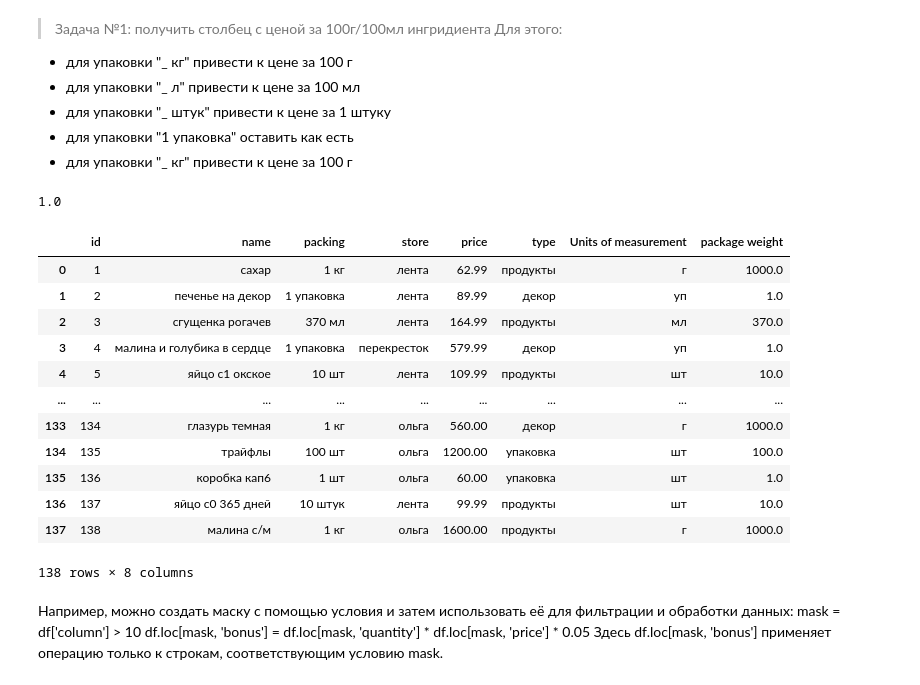
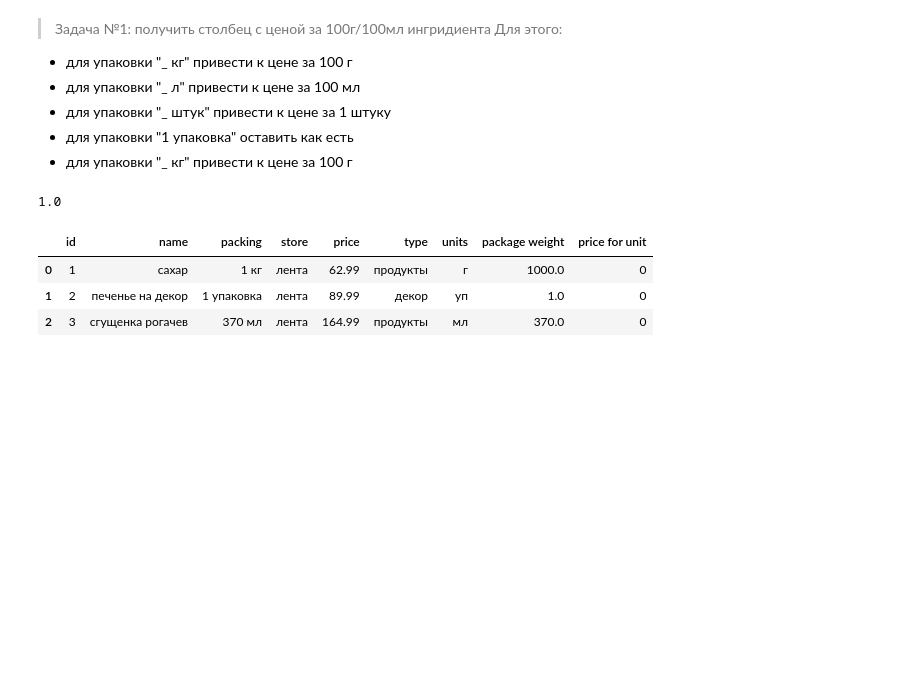
Before and after one commit to vavilove001-lab/project_cakes_cust, a Jupyter notebook: project_cakes_cust.ipynb, the cells around one changed output. Saved outputs shown, nothing was run; the diff lists cells and outputs as text; code cells hidden in the pictures; blank space fills up the shorter version.

```diff
--- a/project_cakes_cust.ipynb
+++ b/project_cakes_cust.ipynb
@@ -83,23 +83,15 @@ def units(string):
     else:
         pass
 # %%
-data['Units of measurement'] = data['packing'].apply(units)
+data['units'] = data['packing'].apply(units)
 # %%
 data['package weight'] = data['packing'].apply(to_gramm)
-# %%
-data
-# %% [output]
-|  | id | name | packing | store | price | type | Units of measurement | package weight |
-| 0 | 1 | сахар | 1 кг | лента | 62.99 | продукты | г | 1000.0 |
-| 1 | 2 | печенье на декор | 1 упаковка | лента | 89.99 | декор | уп | 1.0 |
-| 2 | 3 | сгущенка рогачев | 370 мл | лента | 164.99 | продукты | мл | 370.0 |
-| 3 | 4 | малина и голубика в сердце | 1 упаковка | перекресток | 579.99 | декор | уп | 1.0 |
-| 4 | 5 | яйцо с1 окское | 10 шт | лента | 109.99 | продукты | шт | 10.0 |
-| ... | ... | ... | ... | ... | ... | ... | ... | ... |
-| 133 | 134 | глазурь темная | 1 кг | ольга | 560.00 | декор | г | 1000.0 |
-| 134 | 135 | трайфлы | 100 шт | ольга | 1200.00 | упаковка | шт | 100.0 |
-| 135 | 136 | коробка кап6 | 1 шт | ольга | 60.00 | упаковка | шт | 1.0 |
-| 136 | 137 | яйцо с0 365 дней | 10 штук | лента | 99.99 | продукты | шт | 10.0 |
-| 137 | 138 | малина с/м | 1 кг | ольга | 1600.00 | продукты | г | 1000.0 |
-138 rows × 8 columns
+# %%
+data['price for unit'] = 0
+data.head(3)
+# %% [output]
+|  | id | name | packing | store | price | type | units | package weight | price for unit |
+| 0 | 1 | сахар | 1 кг | лента | 62.99 | продукты | г | 1000.0 | 0 |
+| 1 | 2 | печенье на декор | 1 упаковка | лента | 89.99 | декор | уп | 1.0 | 0 |
+| 2 | 3 | сгущенка рогачев | 370 мл | лента | 164.99 | продукты | мл | 370.0 | 0 |
 # %%
@@ -108,5 +99,0 @@ mask2 = (data['Units of measurement'] == 'г') | (data['Units of measurement'] =
-# %% [markdown]
-Например, можно создать маску с помощью условия и затем использовать её для фильтрации и обработки данных:
-mask = df['column'] > 10
-df.loc[mask, 'bonus'] = df.loc[mask, 'quantity'] * df.loc[mask, 'price'] * 0.05
-Здесь df.loc[mask, 'bonus'] применяет операцию только к строкам, соответствующим условию mask.
```
Also changed, not shown: parts of 9 cells of this notebook, 2 other files.
